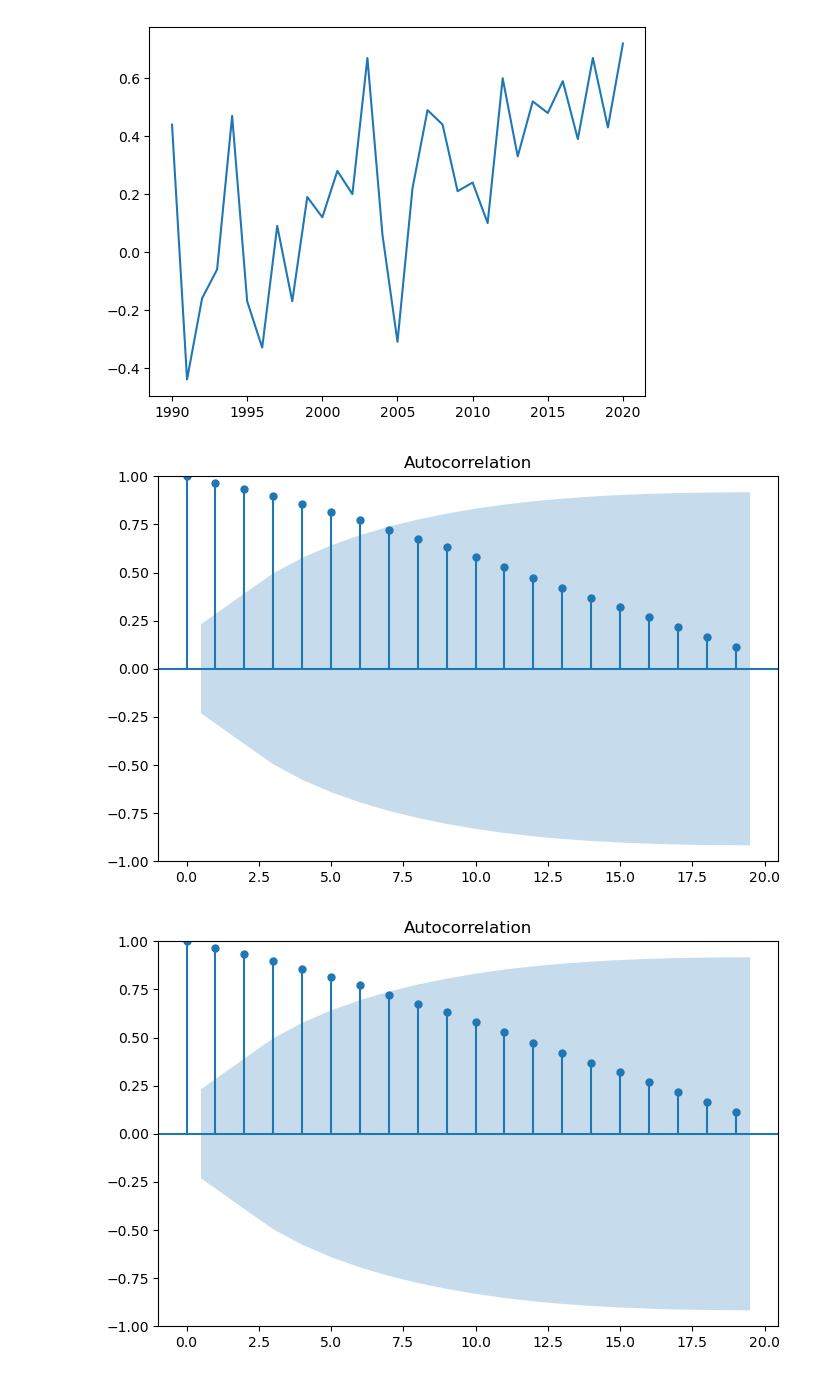
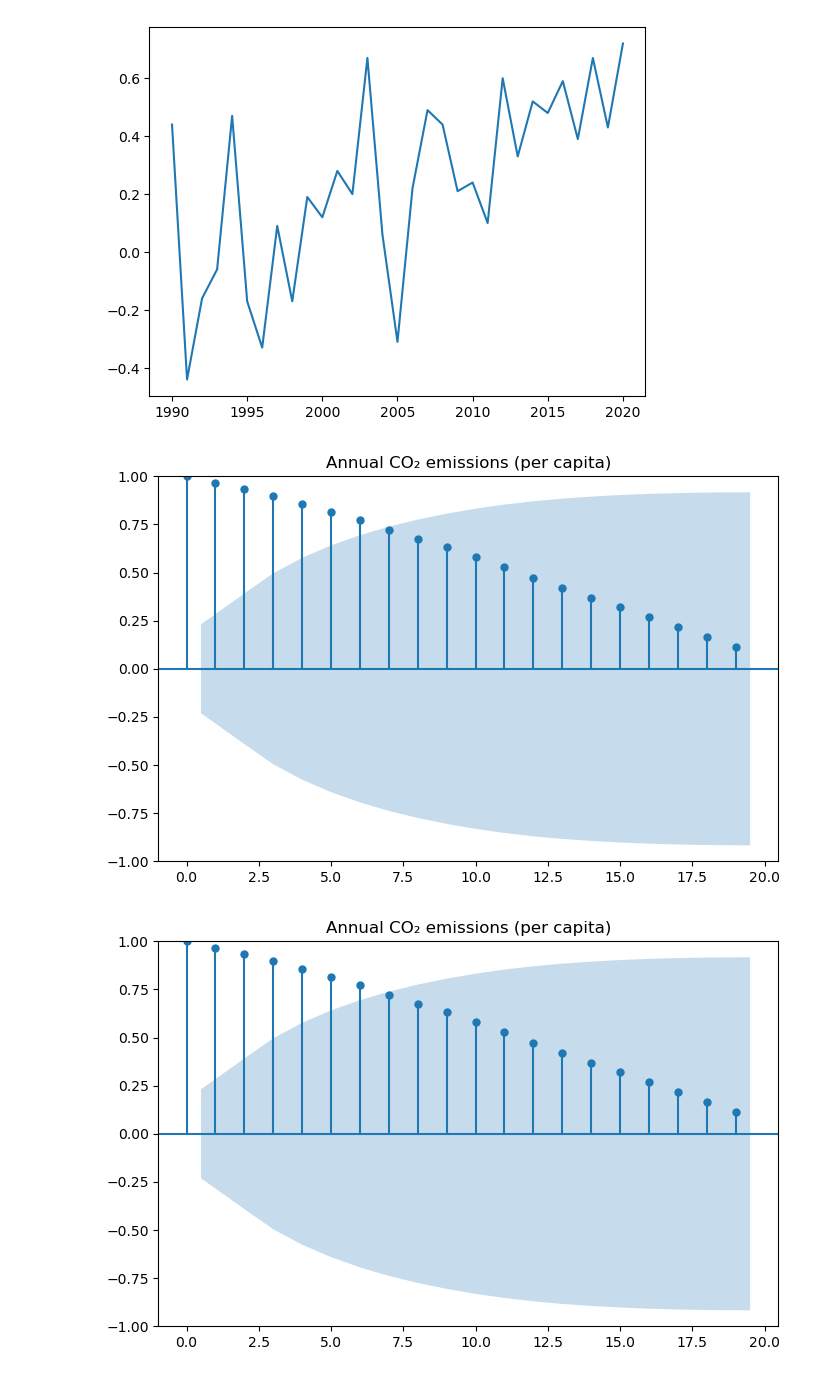
Before and after one commit to camagaKhan/BigDataProcessingClimateChange, a Jupyter notebook: notebooks/test2.ipynb, the cells around one changed output. Saved outputs shown, nothing was run; the diff lists cells and outputs as text; code cells hidden in the pictures.

```diff
--- a/notebooks/test2.ipynb
+++ b/notebooks/test2.ipynb
@@ -241,11 +241,12 @@ plt.plot(toPlot['Year'], toPlot['OBS_VALUE'])
 [figure]
 # %%
 from statsmodels.graphics.tsaplots import plot_acf
+import statsmodels.api as sm
 
 fig, ax = plt.subplots(figsize = (8,5))
 malta = co2[co2['Code'] == 'MLT']
-
-plot_acf(malta['Annual CO₂ emissions (per capita)'], ax=ax)
+plt.title('Co2 Malta')
+plot_acf(malta['Annual CO₂ emissions (per capita)'], ax=ax, title='Annual CO₂ emissions (per capita)')
 # %% [output]
-[figure, old version]
+[figure, new version]
-[figure, old version]
+[figure, new version]
```
Also changed, not shown: parts of 2 cells of this notebook, 4 other files.
